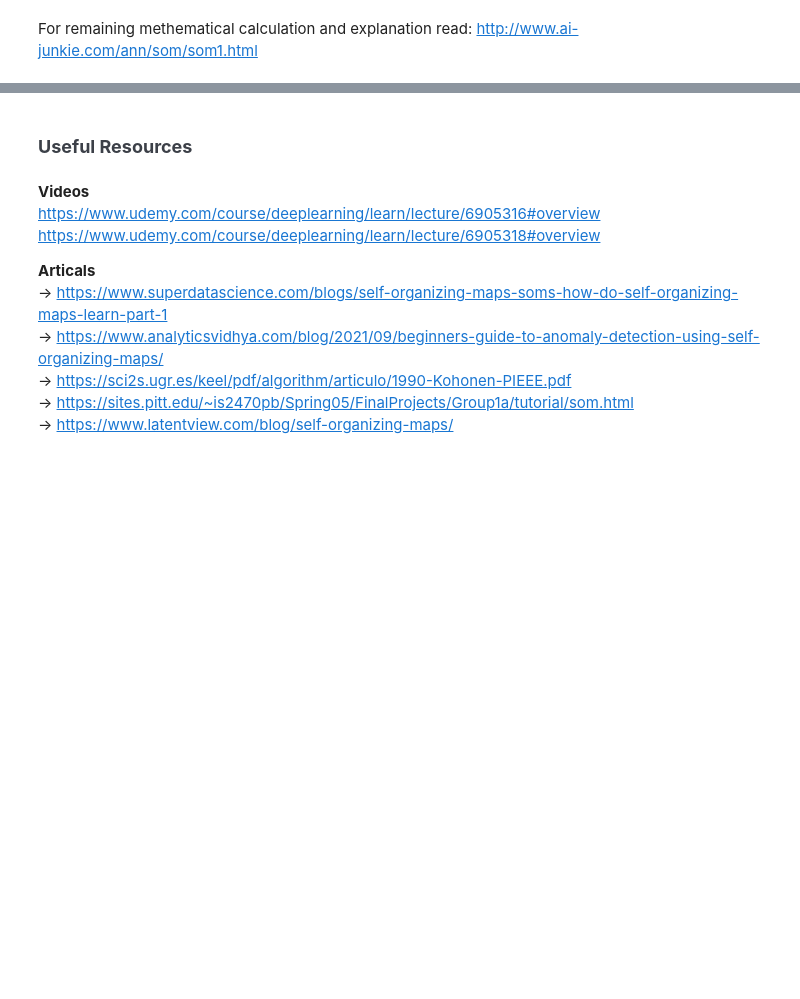
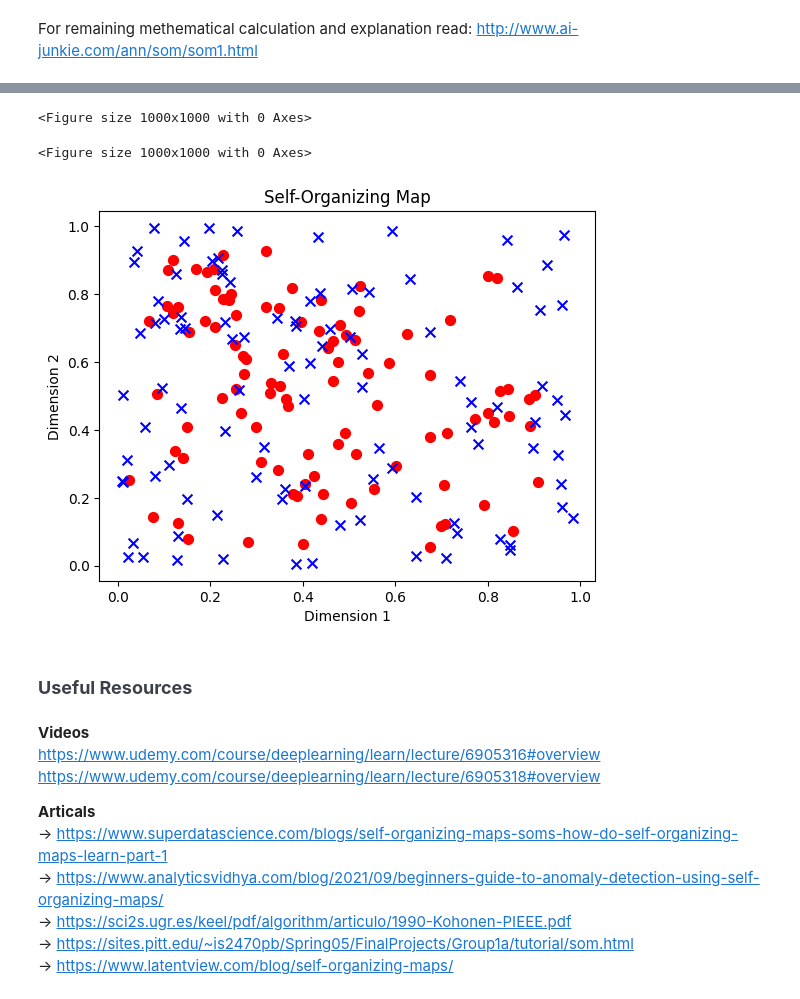
Before and after one commit to madhubabukencha/neural_networks, a Jupyter notebook: chap005_self_organizing_maps/1_som_theory.ipynb, the cells around one changed output, grey strips where cells are left out. Saved outputs shown, nothing was run; the diff lists cells and outputs as text; code cells hidden in the pictures; blank space fills up the shorter version.

Commit message:
Notebook which tells how to cluster using SOM

```diff
--- a/chap005_self_organizing_maps/1_som_theory.ipynb
+++ b/chap005_self_organizing_maps/1_som_theory.ipynb
@@ -97,0 +116,7 @@ For remaining methematical calculation and explanation read:  http://www.ai-junk
+# %%
+# Initialize the SOM
+som = MiniSom(x=10, y=10,  # This is the grid size which represents num of nodes (10 * 10 = 100)
+              input_len=3, # The dimensionality of the input data. This should match the number of features in your dataset.
+              sigma=1.0,  # The radius of the neighborhood function, which determines the extent of the influence a node has on its neighbors. A larger sigma means a broader area of influence.
+              learning_rate=0.5 # The initial learning rate for the training process. It controls how much the weights are adjusted during each training step.
+             )
@@ -98,3 +172,25 @@ For remaining methematical calculation and explanation read:  http://www.ai-junk
+# %%
+# Plotting the result
+plt.figure(figsize=(10, 10))
+# %% [output]
+<Figure size 1000x1000 with 0 Axes>
+<Figure size 1000x1000 with 0 Axes>
+# %%
+# Plot the SOM's weight vectors
+weights = som.get_weights()
+for i in range(weights.shape[0]):
+    for j in range(weights.shape[1]):
+        plt.scatter(weights[i, j, 0], weights[i, j, 1], marker='o', color='r', s=50)
+
+# Plot the original data
+plt.scatter(data[:, 0], data[:, 1], marker='x', color='b', s=50)
+
+plt.title("Self-Organizing Map")
+plt.xlabel("Dimension 1")
+plt.ylabel("Dimension 2")
+plt.show()
+# %% [output]
+[figure, added]
 # %% [markdown]
 ### <span style="color:#3C4048; font-weight: bold; font-size: 18px; font-family: Gill Sans, sans-serif;">Useful Resources</span>
 # %% [markdown]
```
Also changed, not shown: parts of 16 cells of this notebook, 1 other file.
